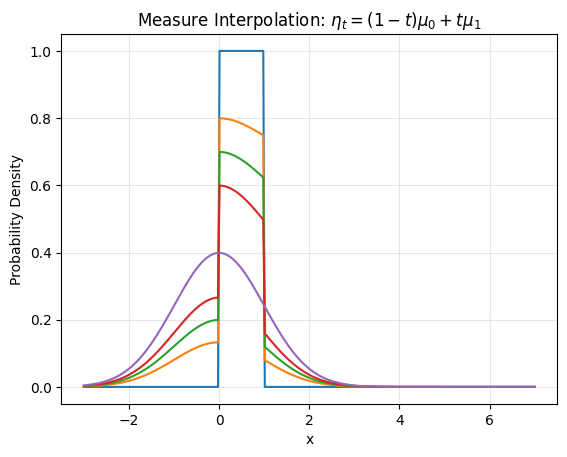
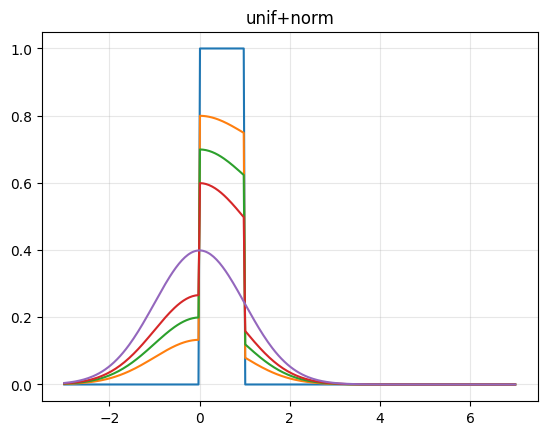
Code edit (unified diff) that turned the first committed figure into the second:
--- before
+++ after
@@ -1,8 +1,6 @@
 def meas_inter(f, g, name):
+    plt.title(name)
+    plt.grid(True, alpha=0.3)
     for t in Lt:
-        plt.title(r"Measure Interpolation: $\eta_t = (1-t)\mu_0 + t\mu_1$")
-        plt.xlabel("x")
-        plt.ylabel("Probability Density")
-        plt.grid(True, alpha=0.3)
         plt.plot(Lx, (1-t)*f.pdf(Lx) + t*g.pdf(Lx), label=f"t = {t}")
     plt.show()

Commit: code polishing